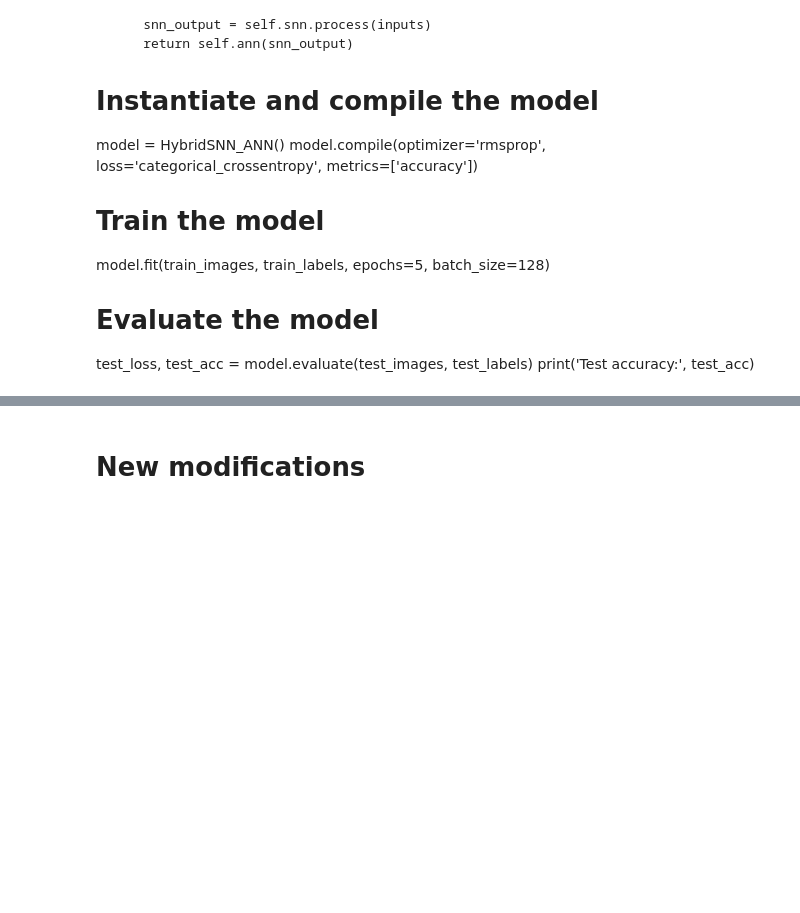
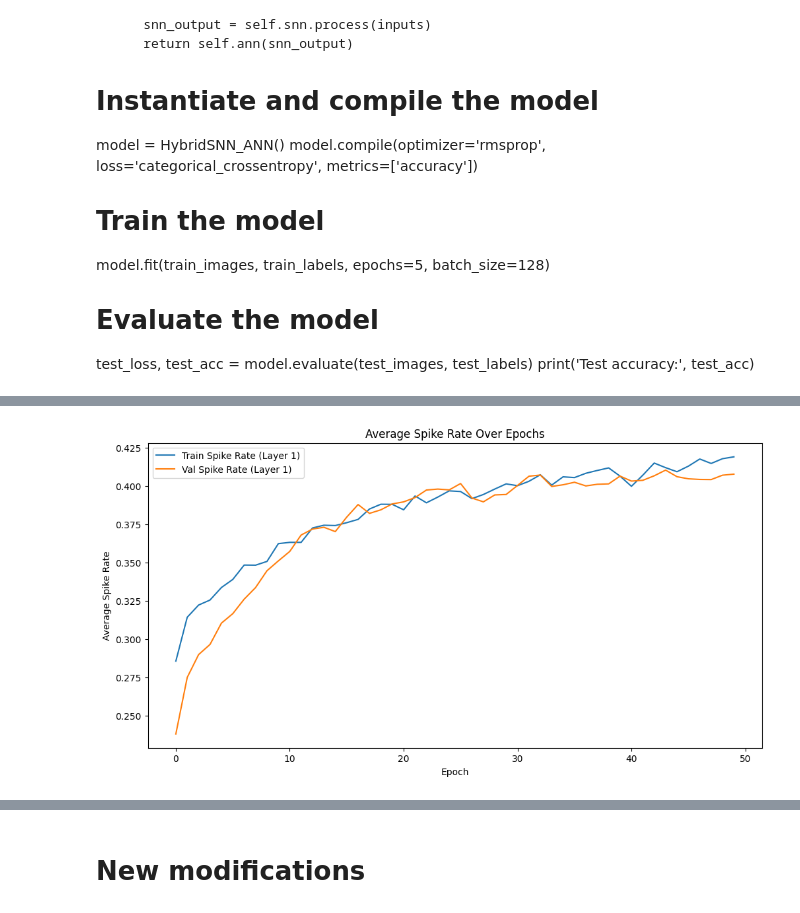
Before and after one commit to dipanwitadash/Neuromorphic-Computing-Project-Team-3, a Jupyter notebook: snn-ann-hybid-mnist.ipynb, the cells around one changed output, grey strips where cells are left out. Saved outputs shown, nothing was run; the diff lists cells and outputs as text; code cells hidden in the pictures; blank space fills up the shorter version.

```diff
--- a/snn-ann-hybid-mnist.ipynb
+++ b/snn-ann-hybid-mnist.ipynb
@@ -283,3 +365,19 @@ plt.show()
+# %%
+# Calculate average spike rate per epoch for the first layer/neuron
+avg_spike_rate_per_epoch = [np.mean(spike_data[0]) for spike_data in train_spikes]
+val_spike_rate_per_epoch = [np.mean(spike_data[0]) for spike_data in val_spikes]
+
+# Plot Spike Data
+plt.figure(figsize=(12, 6))
+plt.plot(avg_spike_rate_per_epoch, label='Train Spike Rate (Layer 1)')
+plt.plot(val_spike_rate_per_epoch, label='Val Spike Rate (Layer 1)')
+plt.title('Average Spike Rate Over Epochs')
+plt.xlabel('Epoch')
+plt.ylabel('Average Spike Rate')
+plt.legend()
+plt.show()
+# %% [output]
+[figure, added]
 # %%
 # Calculate the average loss for the entire test set
 total_loss = 0
```
Also changed, not shown: parts of 14 cells of this notebook.
